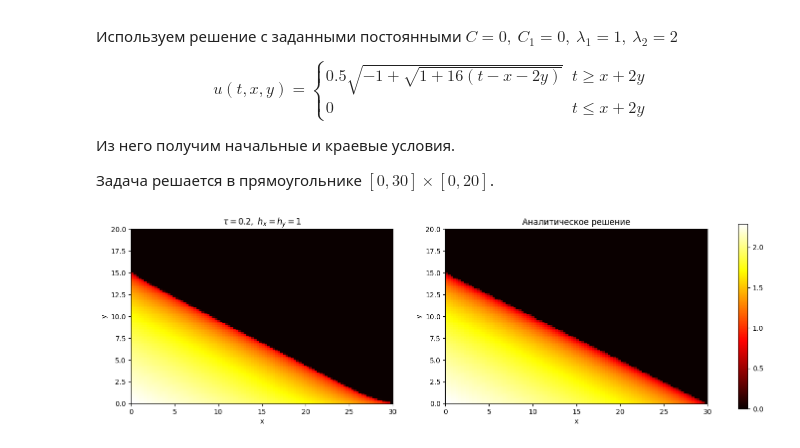
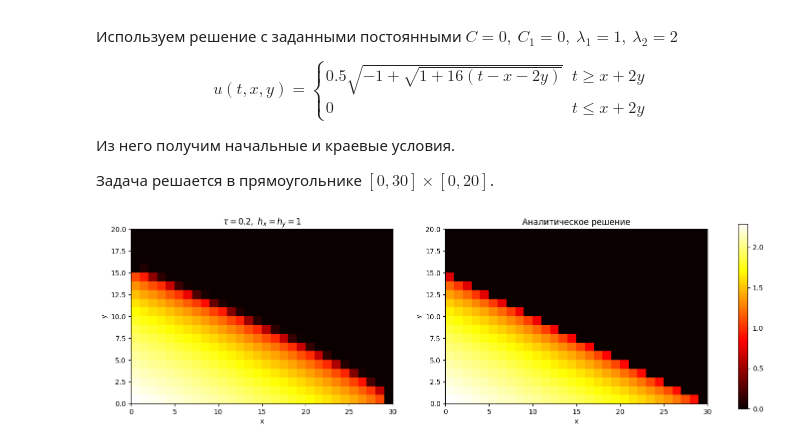
Before and after one commit to Xopppek/heat_equation, a Jupyter notebook: heat_equation.ipynb, the cells around one changed output. Cells and saved outputs as stored; diff of their text form; code cells hidden in the pictures.

Commit message:
added some more graphics

```diff
--- a/heat_equation.ipynb
+++ b/heat_equation.ipynb
@@ -480,26 +474,32 @@ def K_1(u):
 def K_2(u):
     return kappa_2 * u ** sigma_2
 # %%
+N_1 = 30
+N_2 = 20
+x = np.linspace(0, l_1, N_1)
+y = np.linspace(0, l_2, N_2)
+h_1 = l_1 / N_1
+h_2 = l_2 / N_2
 tau = 0.2
 t_end = 30
 
 fig, axes = plt.subplots(1, 2, figsize=(16, 12))
 im1 = axes[0].imshow(solve_two_dim(u(0, x, y), h_1, h_2, tau, t_end,\
                                K_1, K_2, mu_l_1, mu_l_2, mu_r_1, mu_r_2,\
                            1e-6),\
                      cmap='hot', origin='lower', extent=(0, l_1, 0, l_2))
 axes[0].set_xlabel('x')
 axes[0].set_ylabel('y')
 axes[0].set_title("$\\tau = 0.2,\\ h_x = h_y = 1$")
 
 im2 = axes[1].imshow(u(t_end, np.linspace(0, l_1, N_1), np.linspace(0, l_2, N_2)), \
            cmap='hot', origin='lower', extent=(0, l_1, 0, l_2))
 axes[1].set_xlabel('x')
 axes[1].set_ylabel('y')
 axes[1].set_title("Аналитическое решение")
 
 fig.colorbar(im1, ax = axes, fraction = 0.015)
 
 plt.show()
 # %% [output]
-[figure, old version]
+[figure, new version]
```
Also changed, not shown: parts of 5 cells of this notebook.
